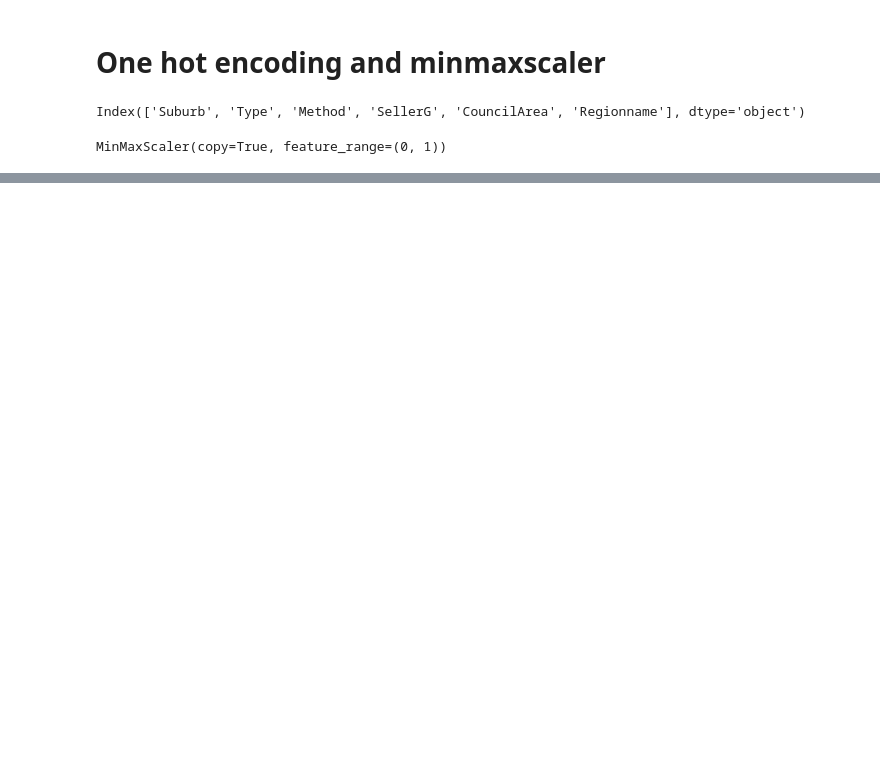
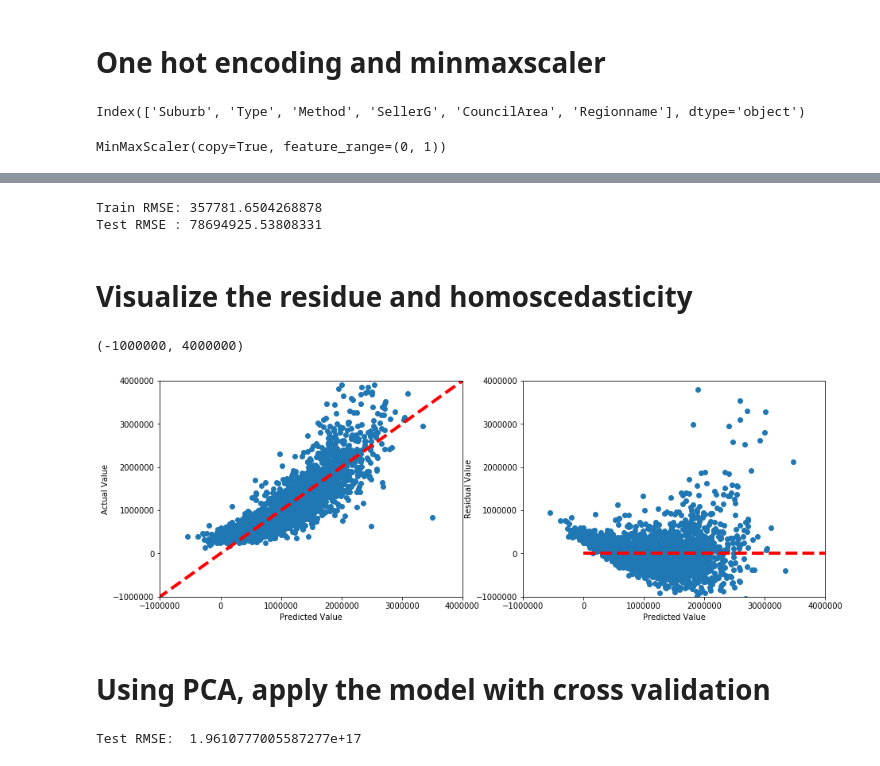
Before and after one commit to duy8498874/Linear-Regression, a Jupyter notebook: Regression_Assignment.ipynb, the cells around one changed output, grey strips where cells are left out. Drawn from its saved outputs; the diff is of its cells as text; code cells hidden in the pictures; blank space fills up the shorter version.

```diff
--- a/Regression_Assignment.ipynb
+++ b/Regression_Assignment.ipynb
@@ -386,0 +467,3 @@ strong multicollinearity problems or that the design matrix is singular.
+# %%
+data_test_pca_predictions = model.predict(data_test_pca)
+data_train_pca_predictions = model.predict(data_train_pca)
@@ -386,0 +496,41 @@ strong multicollinearity problems or that the design matrix is singular.
+# %%
+print('Train RMSE:', np.sqrt(mean_squared_error(data_train_target_pca,data_train_pca_predictions)))
+print('Test RMSE :', np.sqrt(mean_squared_error(data_test_target_pca, data_test_pca_predictions)))
+# %% [output]
+Train RMSE: 357781.6504268878
+Test RMSE : 78694925.53808331
+# %% [markdown]
+# Visualize the residue and homoscedasticity
+# %%
+data_test_pca_predictions=pd.DataFrame(data_test_pca_predictions, columns=['Price'])
+# %%
+data_test_target_pca=data_test_target_pca.reset_index()
+data_test_target_pca=data_test_target_pca.drop(columns=['index'])
+# %%
+residual = data_test_target_pca - data_test_pca_predictions
+# %%
+fig, ax = plt.subplots(1,2,figsize=(15,5))
+ax[0].scatter(data_test_pca_predictions, data_test_target_pca)
+ax[0].plot([data_test_pca_predictions.min(), data_test_pca_predictions.max()], [data_test_pca_predictions.min(), data_test_pca_predictions.max()], 'r--', lw=4)
+ax[0].set_xlabel('Predicted Value')
+ax[0].set_ylabel('Actual Value')
+ax[0].set_xlim(-1000000,4000000)
+ax[0].set_ylim(-1000000,4000000)
+
+
+ax[1].scatter(data_test_pca_predictions, residual)
+ax[1].plot([0,data_test_pca_predictions.max()],[0,0],'--r', lw=4)
+ax[1].set_xlabel('Predicted Value')
+ax[1].set_ylabel('Residual Value')
+ax[1].set_xlim(-1000000,4000000)
+ax[1].set_ylim(-1000000,4000000)
+# %% [output]
+(-1000000, 4000000)
+[figure, added]
+# %% [markdown]
+# Using PCA, apply the model with cross validation
+# %%
+PCA_CV_MSE = cross_val_score(LinearRegression(), data_train_pca1, data3_target, scoring='neg_mean_squared_error', cv=5)
+print('Test RMSE: ', np.sqrt(PCA_CV_MSE.mean() * -1))
+# %% [output]
+Test RMSE:  1.9610777005587277e+17
```
Also changed, not shown: parts of 57 cells of this notebook.
